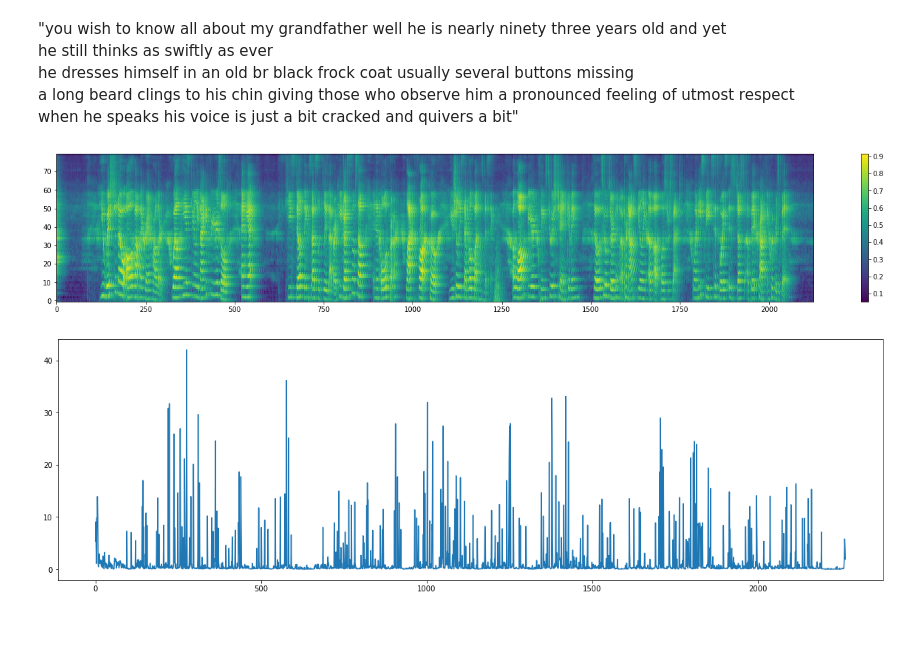
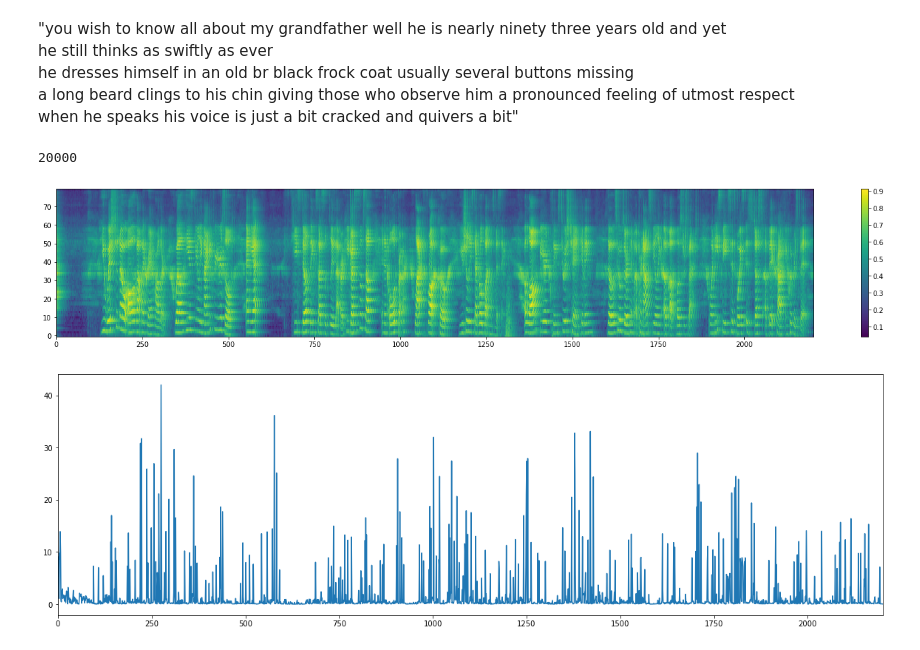
Before and after one commit to Berkeley-Speech-Group/ema_gesture, a Jupyter notebook: modulation_ema_rtMRI.ipynb, the cells around one changed output. Cells and saved outputs as stored; diff of their text form; code cells hidden in the pictures.

```diff
--- a/modulation_ema_rtMRI.ipynb
+++ b/modulation_ema_rtMRI.ipynb
@@ -29,22 +29,31 @@ he dresses himself in an old br black frock coat usually several buttons missing
 a long beard clings to his chin giving those who observe him a pronounced feeling of utmost respect \
 when he speaks his voice is just a bit cracked and quivers a bit"
 # %%
-wav, _ = torchaudio.load(wav_path)
+wav, sr = torchaudio.load(wav_path)
+print(sr)
+# %% [output]
+20000
 # %%
 mel = wav2mel(wav)
 # %%
-fig, ax = plt.subplots(figsize=(25, 4))
+fig, ax = plt.subplots(figsize=(25, 4)) #hop size = 241
 im = ax.imshow(mel.transpose(-1,-2), aspect="auto", origin="lower",
                interpolation='none')
 plt.colorbar(im, ax=ax)
+plt.xticks()
+plt.yticks()
+plt.xlim(0, 2200)
 fig.canvas.draw()
 # %% [output]
-[figure, old version]
+[figure, new version]
 # %%
-x_test = np.arange(T_ema-1)
+x_test = np.arange(0,T_ema-1)
 plt.figure(figsize=(20, 6))
 #plt.plot(x_test[:T_ema//3], ema_data_delta_energy[:T_ema//3])
 plt.plot(x_test[:T_ema], ema_data_delta_energy[:T_ema])
+plt.xticks()
+plt.yticks()
+plt.xlim(0,2200)
 plt.savefig("rr.png")
 # %% [output]
-[figure, old version]
+[figure, new version]
```
Also changed, not shown: parts of 11 cells of this notebook, 26 other files.
